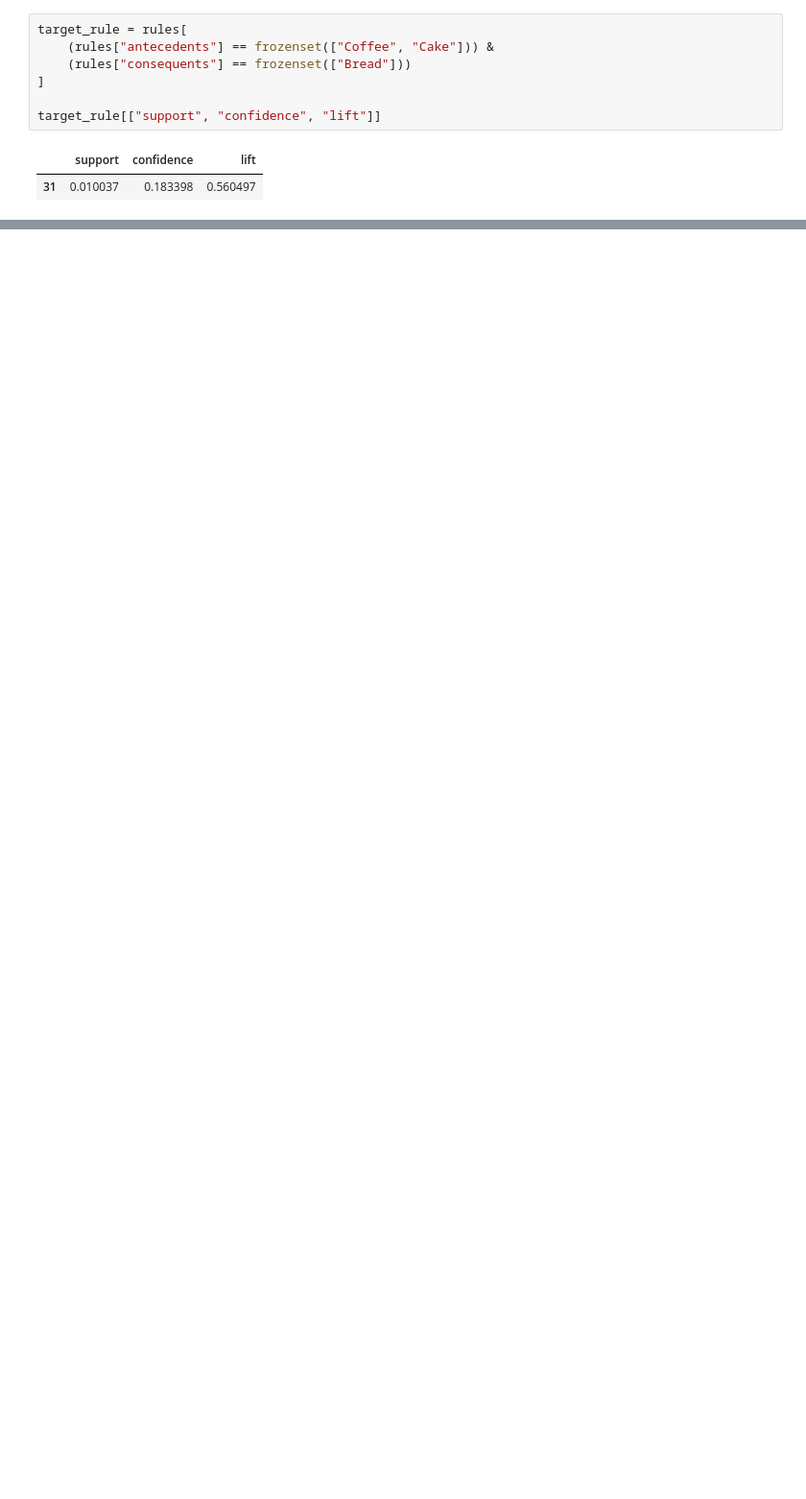
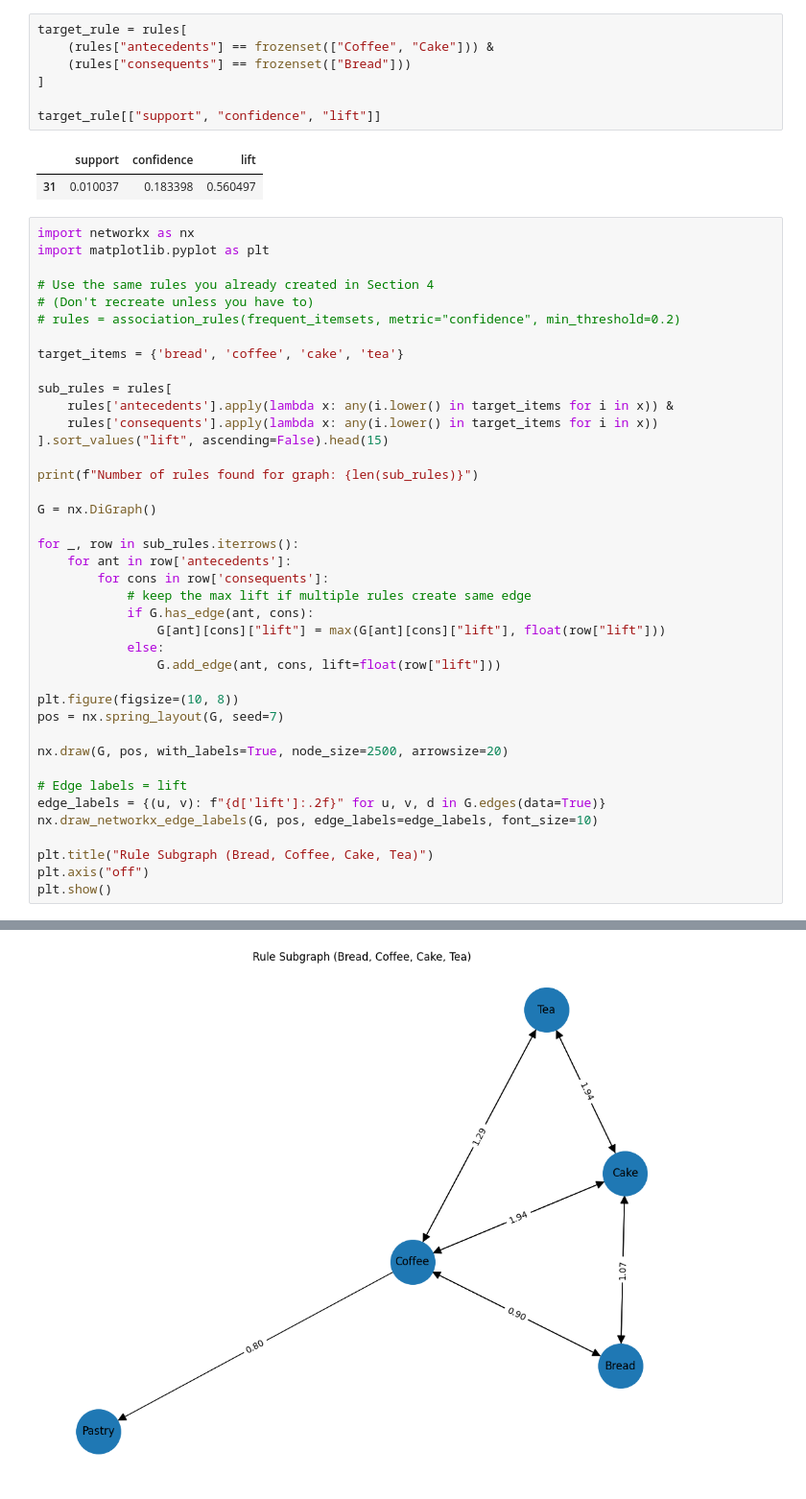
Before and after one commit to Buraporn-Subsomboon/Buraporn_INFO4670_Spring26, a Jupyter notebook: Assignment3_AssociationRuleMining_Template.ipynb, the cells around one changed output, grey strips where cells are left out. Shown at 96% size. Drawn from its saved outputs; the diff is of its cells as text; blank space fills up the shorter version.

```diff
--- a/Assignment3_AssociationRuleMining_Template.ipynb
+++ b/Assignment3_AssociationRuleMining_Template.ipynb
@@ -205,3 +205,44 @@ target_rule[["support", "confidence", "lift"]]
 # %% [output]
 |  | support | confidence | lift |
 | 31 | 0.010037 | 0.183398 | 0.560497 |
+# %%
+import networkx as nx
+import matplotlib.pyplot as plt
+
+# Use the same rules you already created in Section 4
+# (Don't recreate unless you have to)
+# rules = association_rules(frequent_itemsets, metric="confidence", min_threshold=0.2)
+
+target_items = {'bread', 'coffee', 'cake', 'tea'}
+
+sub_rules = rules[
+    rules['antecedents'].apply(lambda x: any(i.lower() in target_items for i in x)) &
+    rules['consequents'].apply(lambda x: any(i.lower() in target_items for i in x))
+].sort_values("lift", ascending=False).head(15)
+
+print(f"Number of rules found for graph: {len(sub_rules)}")
+
+G = nx.DiGraph()
+
+for _, row in sub_rules.iterrows():
+    for ant in row['antecedents']:
+        for cons in row['consequents']:
+            # keep the max lift if multiple rules create same edge
+            if G.has_edge(ant, cons):
+                G[ant][cons]["lift"] = max(G[ant][cons]["lift"], float(row["lift"]))
+            else:
+                G.add_edge(ant, cons, lift=float(row["lift"]))
+
+plt.figure(figsize=(10, 8))
+pos = nx.spring_layout(G, seed=7)
+
+nx.draw(G, pos, with_labels=True, node_size=2500, arrowsize=20)
+
+# Edge labels = lift
+edge_labels = {(u, v): f"{d['lift']:.2f}" for u, v, d in G.edges(data=True)}
+nx.draw_networkx_edge_labels(G, pos, edge_labels=edge_labels, font_size=10)
+
+plt.title("Rule Subgraph (Bread, Coffee, Cake, Tea)")
+plt.axis("off")
+plt.show()
+# %% [output]
@@ -207,0 +250 @@ target_rule[["support", "confidence", "lift"]]
+[figure, added]
```
Also changed, not shown: parts of 2 cells of this notebook.
